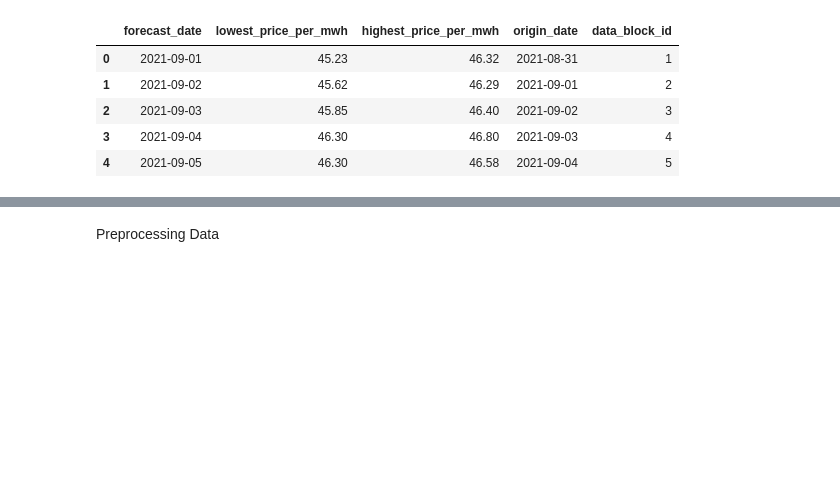
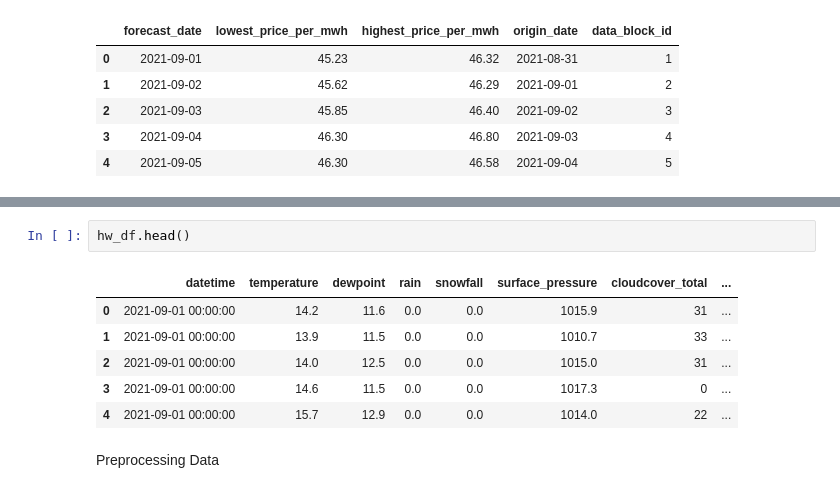
Before and after one commit to jackren0000/Enefit---Predict-Energy-Behavior-of-Prosumers, a Jupyter notebook: predict-energy-behavior-of-prosumers.ipynb, the cells around one changed output, grey strips where cells are left out. Saved outputs shown, nothing was run; the diff lists cells and outputs as text; blank space fills up the shorter version.

```diff
--- a/predict-energy-behavior-of-prosumers.ipynb
+++ b/predict-energy-behavior-of-prosumers.ipynb
@@ -90,3 +108,12 @@ gas_df.head()
+# %%
+hw_df.head()
+# %% [output]
+|  | datetime | temperature | dewpoint | rain | snowfall | surface_pressure | cloudcover_total | ... |
+| 0 | 2021-09-01 00:00:00 | 14.2 | 11.6 | 0.0 | 0.0 | 1015.9 | 31 | ... |
+| 1 | 2021-09-01 00:00:00 | 13.9 | 11.5 | 0.0 | 0.0 | 1010.7 | 33 | ... |
+| 2 | 2021-09-01 00:00:00 | 14.0 | 12.5 | 0.0 | 0.0 | 1015.0 | 31 | ... |
+| 3 | 2021-09-01 00:00:00 | 14.6 | 11.5 | 0.0 | 0.0 | 1017.3 | 0 | ... |
+| 4 | 2021-09-01 00:00:00 | 15.7 | 12.9 | 0.0 | 0.0 | 1014.0 | 22 | ... |
 # %% [markdown]
 Preprocessing Data
 # %%
```
Also changed, not shown: parts of 3 cells of this notebook.
